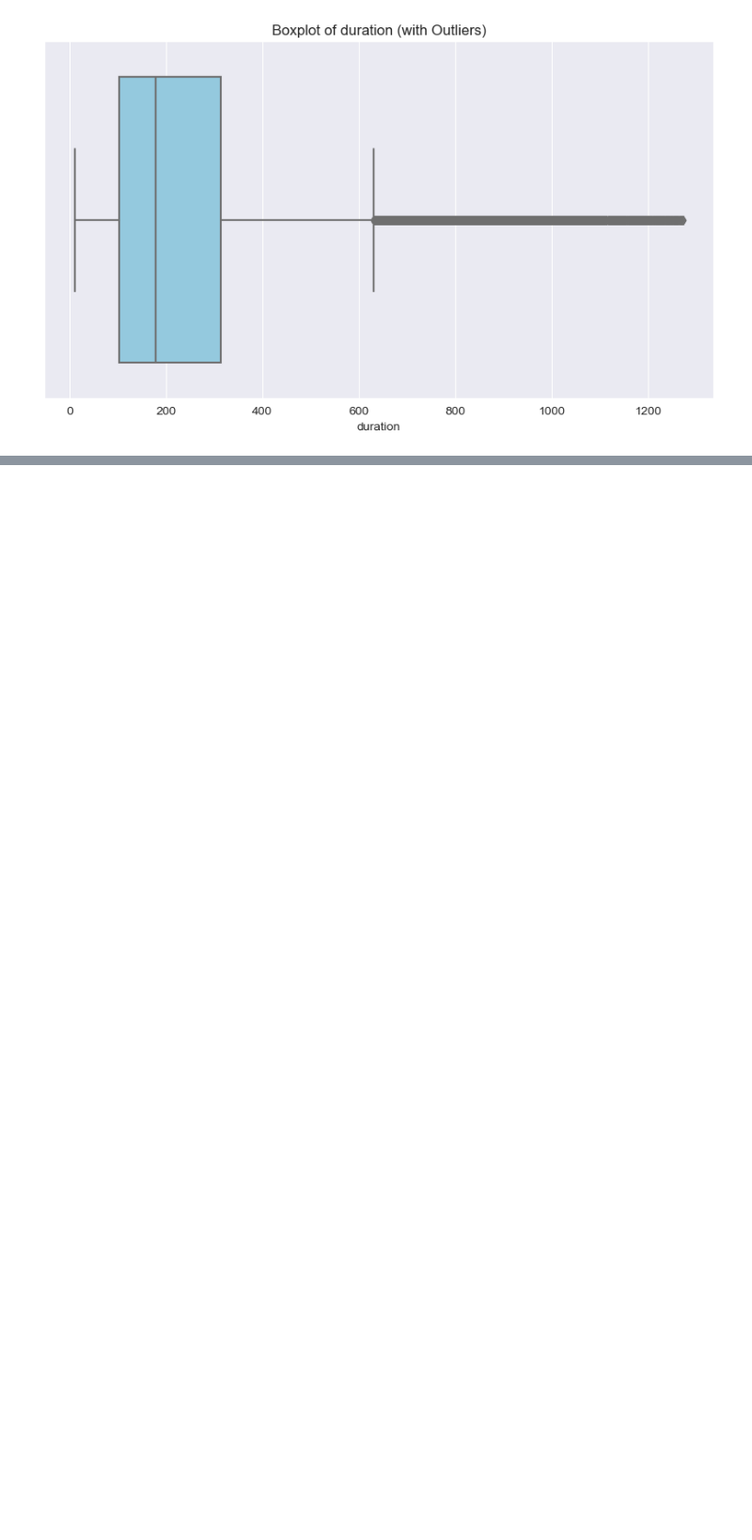
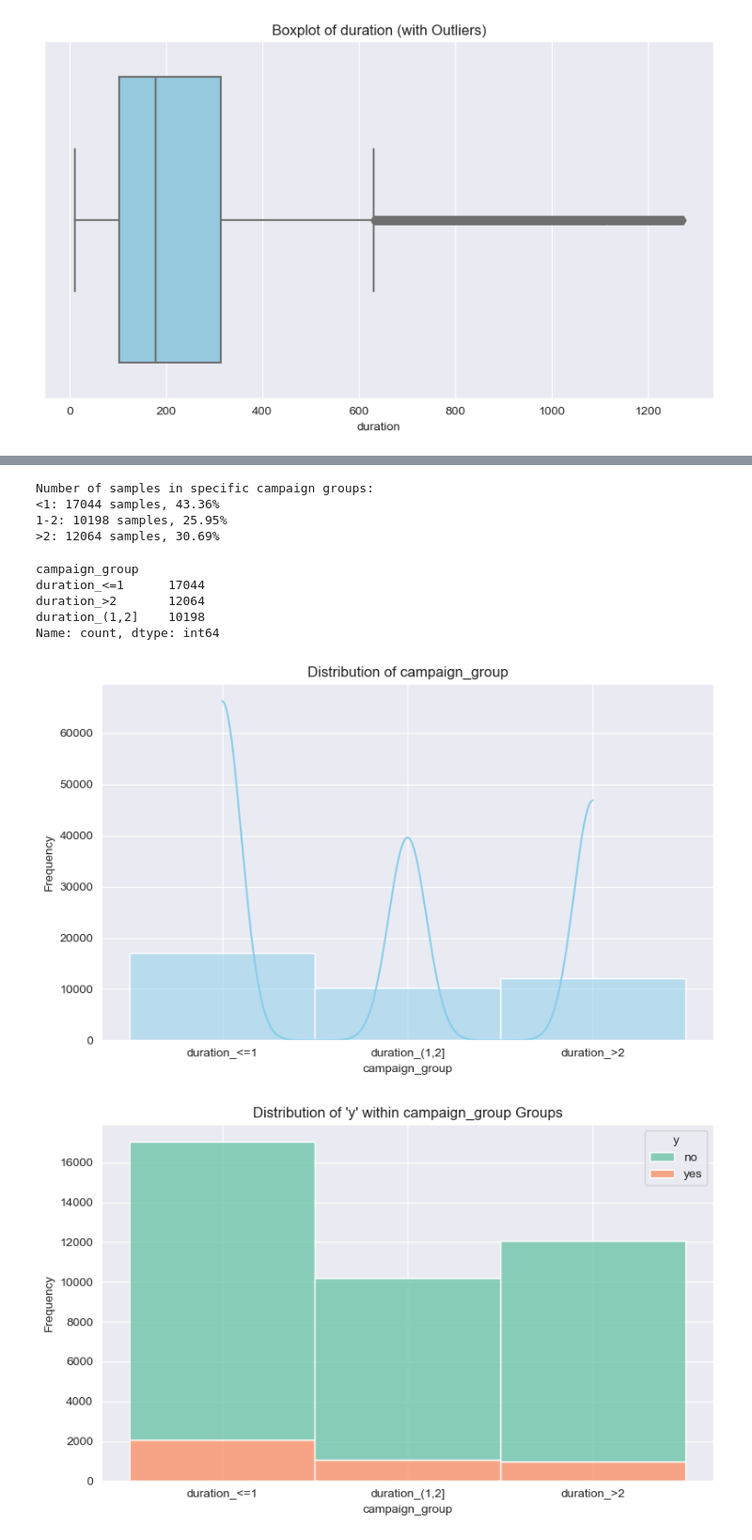
Before and after one commit to batuhanozzer/bankMarketing, a Jupyter notebook: ceng474_BankMarketing.ipynb, the cells around one changed output, grey strips where cells are left out. Shown at 94% size. Saved outputs shown, nothing was run; the diff lists cells and outputs as text; code cells hidden in the pictures; blank space fills up the shorter version.

```diff
--- a/ceng474_BankMarketing.ipynb
+++ b/ceng474_BankMarketing.ipynb
@@ -268,0 +313,8 @@ visualize_target_feature(dataset_numerical,y,'duration_group')
+# %%
+campaign_threshold = [1,2]
+print_extract_feature_by_thresholds(dataset_numerical,'campaign',campaign_threshold)
+# %% [output]
+Number of samples in specific campaign groups:
+<1: 17044 samples, 43.36%
+1-2: 10198 samples, 25.95%
+>2: 12064 samples, 30.69%
@@ -268,0 +323,22 @@ visualize_target_feature(dataset_numerical,y,'duration_group')
+# %%
+age_mapping = {
+    'campaign_1': 'duration_<=1',
+    'campaign_2': 'duration_(1,2]',
+    'campaign_3': 'duration_>2',
+
+}
+dataset_numerical['campaign_group'] = dataset_numerical['campaign_group'].replace(age_mapping)
+# %%
+dataset_numerical['campaign_group'].value_counts()
+# %% [output]
+campaign_group
+duration_<=1      17044
+duration_>2       12064
+duration_(1,2]    10198
+Name: count, dtype: int64
+# %%
+visualize_features(dataset_numerical,'campaign_group')
+visualize_target_feature(dataset_numerical,y,'campaign_group')
+# %% [output]
+[figure, added]
+[figure, added]
```
Also changed, not shown: parts of 63 cells of this notebook.
